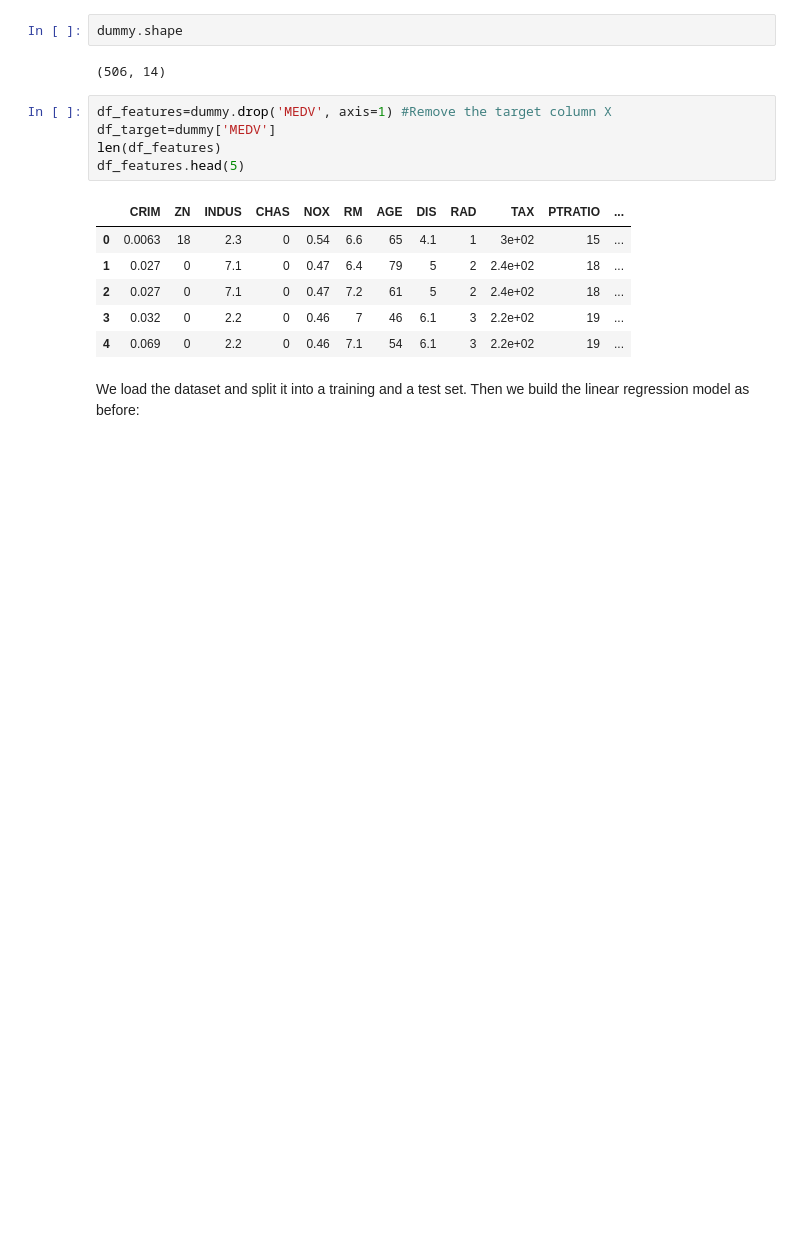
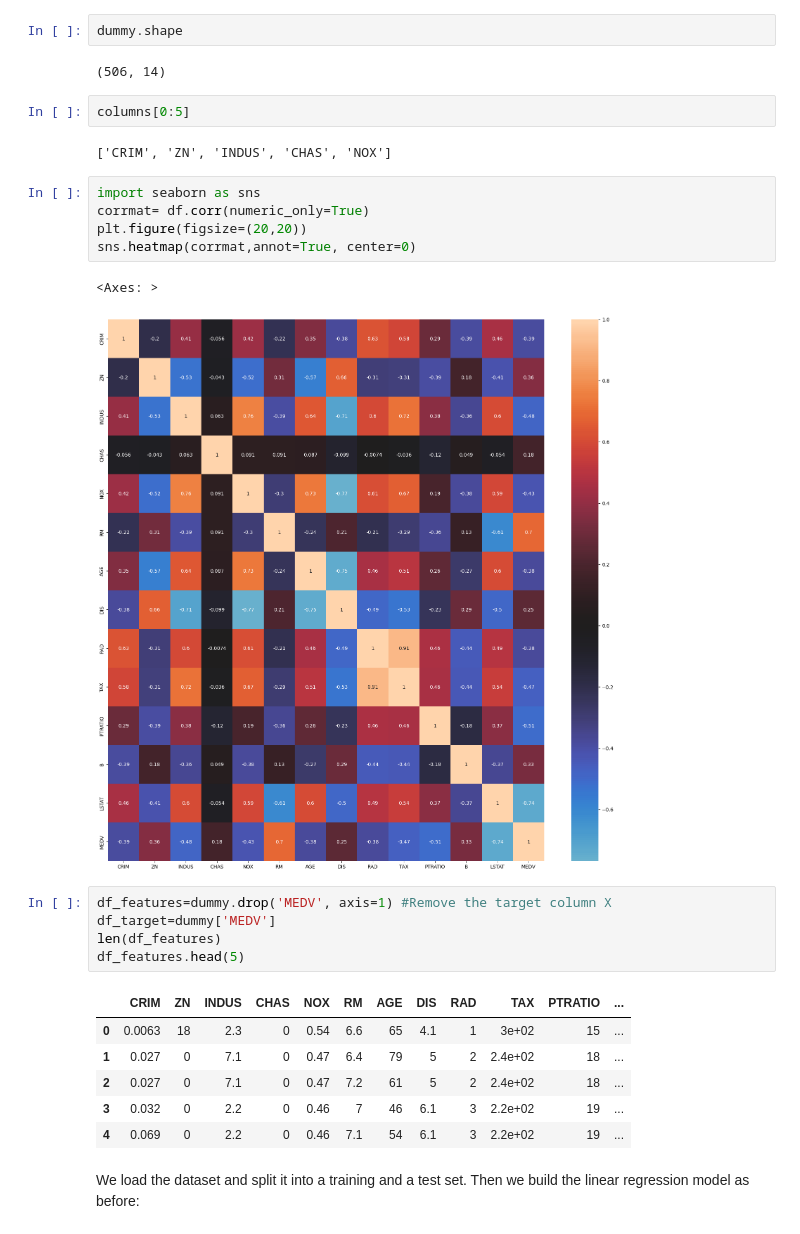
Before and after one commit to EnzoAlto/AIM_Sharing, a Jupyter notebook: wk43_ML1_HW2/Homework_02_Enzo.ipynb, the cells around one changed output. Saved outputs shown, nothing was run; the diff lists cells and outputs as text; blank space fills up the shorter version.

```diff
--- a/wk43_ML1_HW2/Homework_02_Enzo.ipynb
+++ b/wk43_ML1_HW2/Homework_02_Enzo.ipynb
@@ -84,6 +92,18 @@ dummy=df
 dummy.shape
 # %% [output]
 (506, 14)
+# %%
+columns[0:5]
+# %% [output]
+['CRIM', 'ZN', 'INDUS', 'CHAS', 'NOX']
+# %%
+import seaborn as sns
+corrmat= df.corr(numeric_only=True)
+plt.figure(figsize=(20,20))
+sns.heatmap(corrmat,annot=True, center=0)
+# %% [output]
+<Axes: >
+[figure, added]
 # %%
 df_features=dummy.drop('MEDV', axis=1) #Remove the target column X
 df_target=dummy['MEDV']
```
Also changed, not shown: parts of 1 cell of this notebook, 2 other files.
